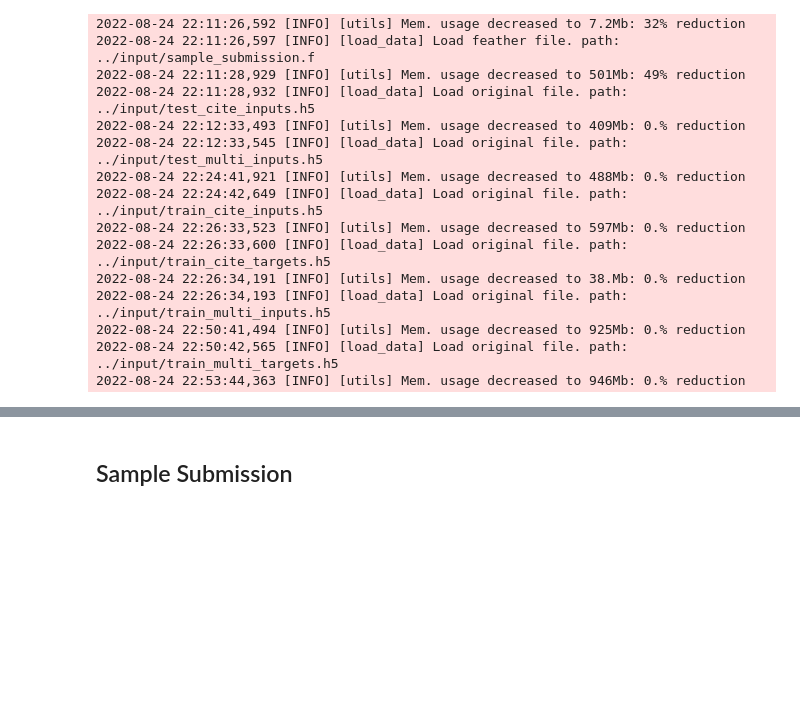
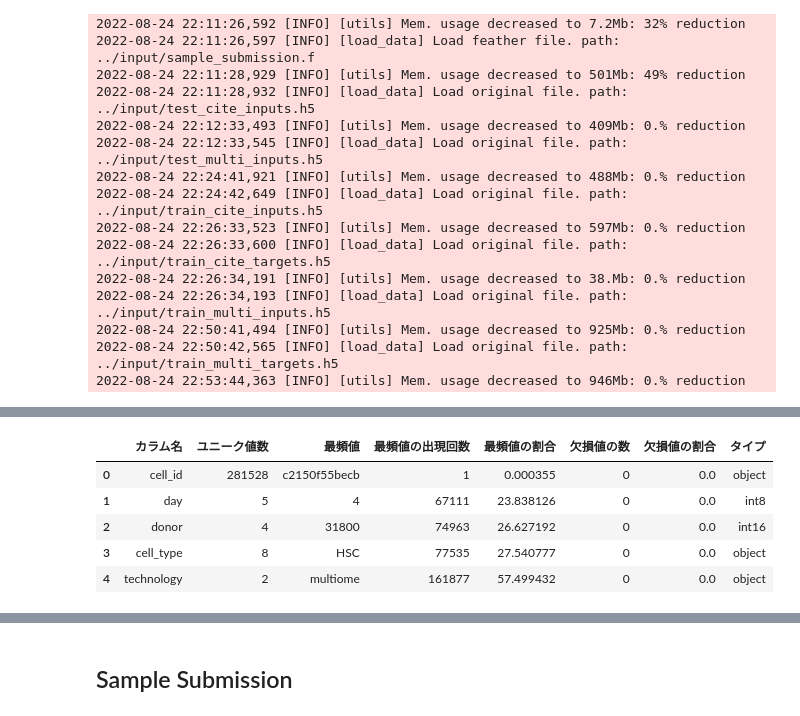
Before and after one commit to IMOKURI/kaggle-multimodal-single-cell-integration, a Jupyter notebook: notebook/EDA.ipynb, the cells around one changed output, grey strips where cells are left out. Drawn from its saved outputs; the diff is of its cells as text; code cells hidden in the pictures; blank space fills up the shorter version.

```diff
--- a/notebook/EDA.ipynb
+++ b/notebook/EDA.ipynb
@@ -532,0 +295,9 @@ input.test.head()
+# %%
+df_stats(input.metadata)
+# %% [output]
+|  | カラム名 | ユニーク値数 | 最頻値 | 最頻値の出現回数 | 最頻値の割合 | 欠損値の数 | 欠損値の割合 | タイプ |
+| 0 | cell_id | 281528 | c2150f55becb | 1 | 0.000355 | 0 | 0.0 | object |
+| 1 | day | 5 | 4 | 67111 | 23.838126 | 0 | 0.0 | int8 |
+| 2 | donor | 4 | 31800 | 74963 | 26.627192 | 0 | 0.0 | int16 |
+| 3 | cell_type | 8 | HSC | 77535 | 27.540777 | 0 | 0.0 | object |
+| 4 | technology | 2 | multiome | 161877 | 57.499432 | 0 | 0.0 | object |
```
Also changed, not shown: parts of 117 cells of this notebook, 3 other files.
